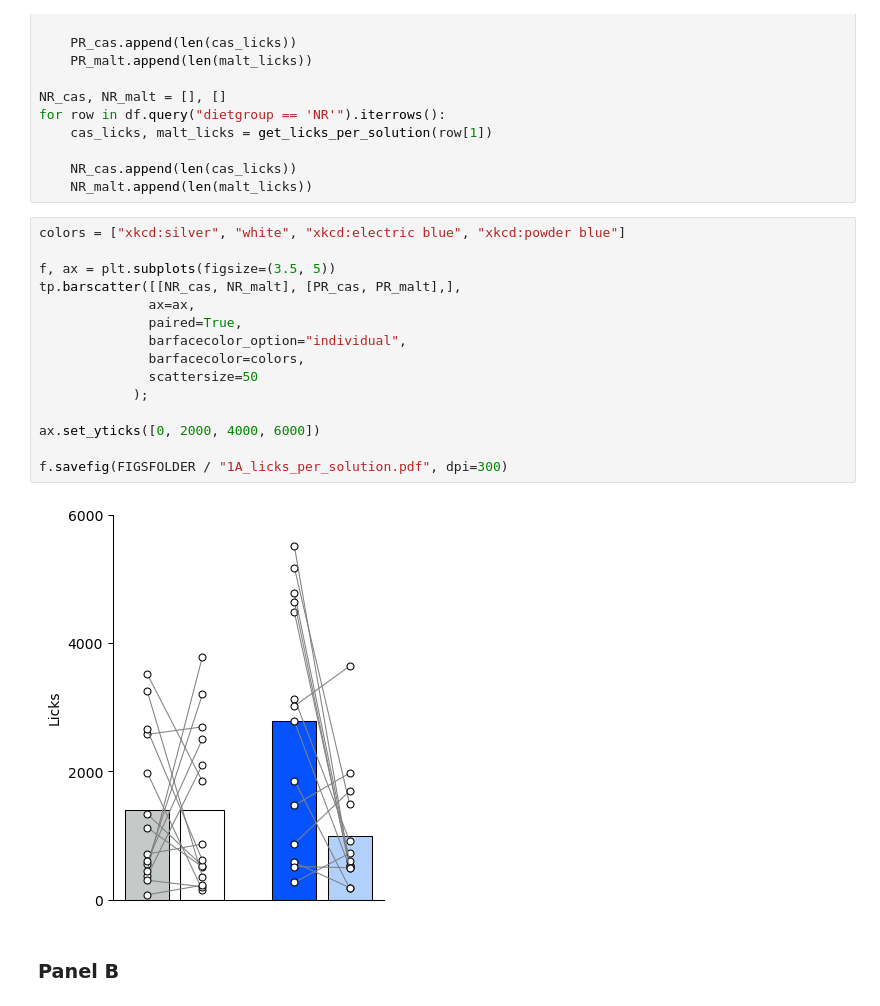
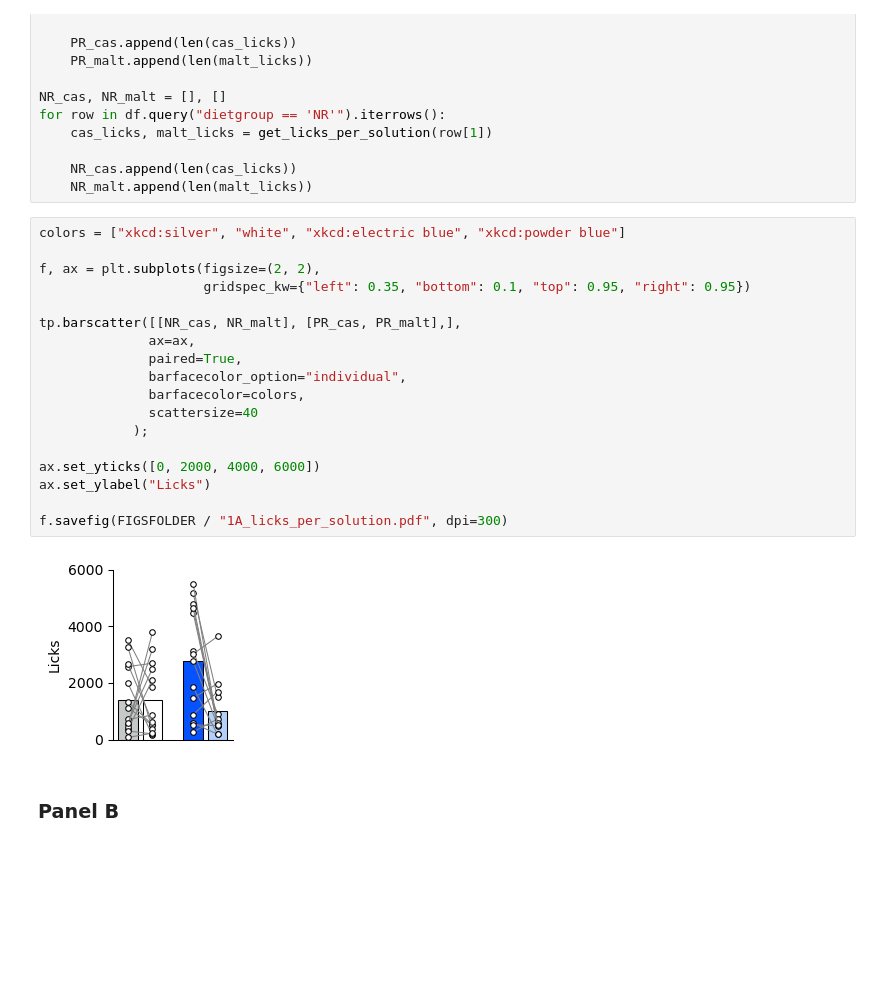
Before and after one commit to mccutcheonlab/immediate-protein-pref, a Jupyter notebook: scripts/fig1.ipynb, the cells around one changed output. Drawn from its saved outputs; the diff is of its cells as text; blank space fills up the shorter version.

```diff
--- a/scripts/fig1.ipynb
+++ b/scripts/fig1.ipynb
@@ -52,20 +52,23 @@ for row in df.query("dietgroup == 'NR'").iterrows():
 # %%
 colors = ["xkcd:silver", "white", "xkcd:electric blue", "xkcd:powder blue"]
 
-f, ax = plt.subplots(figsize=(3.5, 5))
+f, ax = plt.subplots(figsize=(2, 2),
+                     gridspec_kw={"left": 0.35, "bottom": 0.1, "top": 0.95, "right": 0.95})
+
 tp.barscatter([[NR_cas, NR_malt], [PR_cas, PR_malt],],
               ax=ax,
               paired=True,
               barfacecolor_option="individual",
               barfacecolor=colors,
-              scattersize=50
+              scattersize=40
             );
 
 ax.set_yticks([0, 2000, 4000, 6000])
+ax.set_ylabel("Licks")
 
 f.savefig(FIGSFOLDER / "1A_licks_per_solution.pdf", dpi=300)
 # %% [output]
-[figure, old version]
+[figure, new version]
 # %% [markdown]
 ### Panel B
 # %%
```
Also changed, not shown: parts of 3 cells of this notebook, 4 other files.
